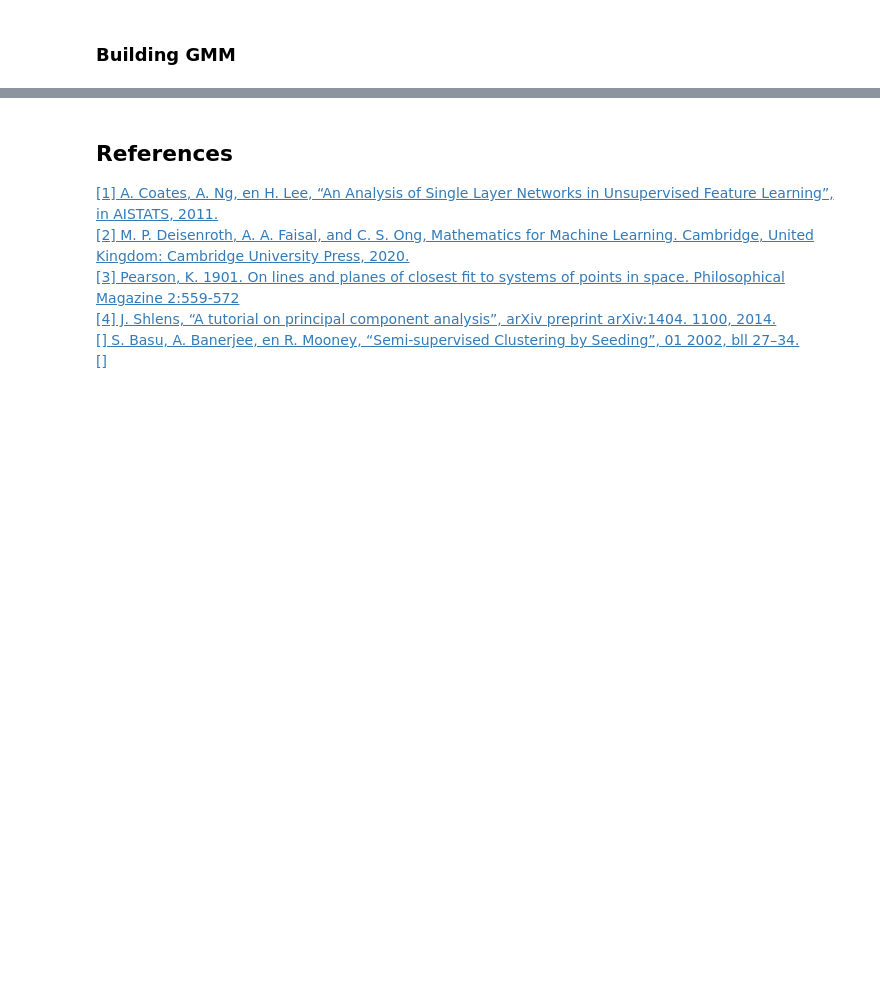
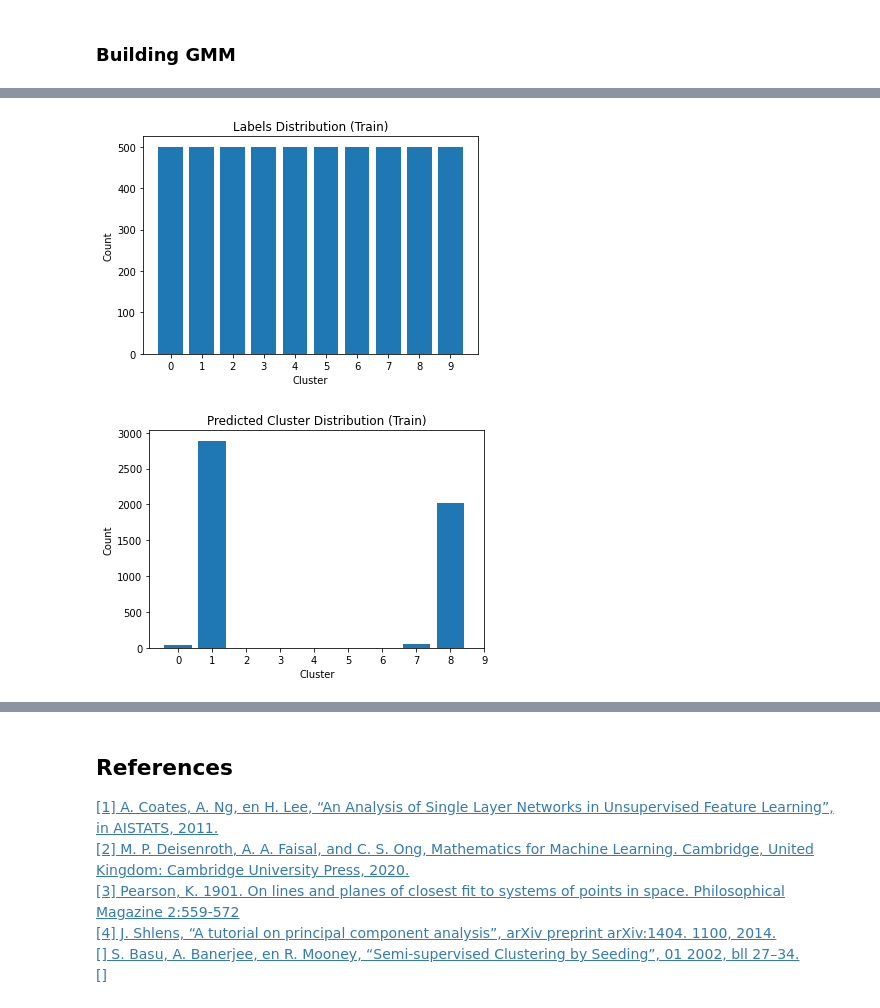
Before and after one commit to peeeyow/stl10-pca-gmm-experiment, a Jupyter notebook: stl10_pca_gmm_experiment.ipynb, the cells around one changed output, grey strips where cells are left out. Saved outputs shown, nothing was run; the diff lists cells and outputs as text; code cells hidden in the pictures; blank space fills up the shorter version.

```diff
--- a/stl10_pca_gmm_experiment.ipynb
+++ b/stl10_pca_gmm_experiment.ipynb
@@ -926,0 +1010,9 @@ array(['bird', 'dog', 'bird', 'horse', 'cat', 'truck'], dtype='<U8')
+# %%
+mus = np.empty((n_components, optimal_dim))
+sigmas = np.empty((n_components, optimal_dim, optimal_dim))
+for label in np.unique(data_train_labels):
+    mus[label] = code_train[data_train_labels == label].mean(axis=0)
+    sigmas[label] = np.cov(code_train.T)
+# %%
+gmm_seeded = GMM(n_components, 100)
+nll_loss = gmm_seeded.fit(code_optimal, mus, sigmas, log_interval=10)
@@ -926,0 +1030,8 @@ array(['bird', 'dog', 'bird', 'horse', 'cat', 'truck'], dtype='<U8')
+# %%
+train_labels_predicted = gmm_seeded.predict(code_train)
+
+plot_cluster_dist(data_train_labels, 10, "Labels Distribution (Train)")
+plot_cluster_dist(train_labels_predicted, 10, "Predicted Cluster Distribution (Train)")
+# %% [output]
+[figure, added]
+[figure, added]
```
Also changed, not shown: parts of 53 cells of this notebook.
